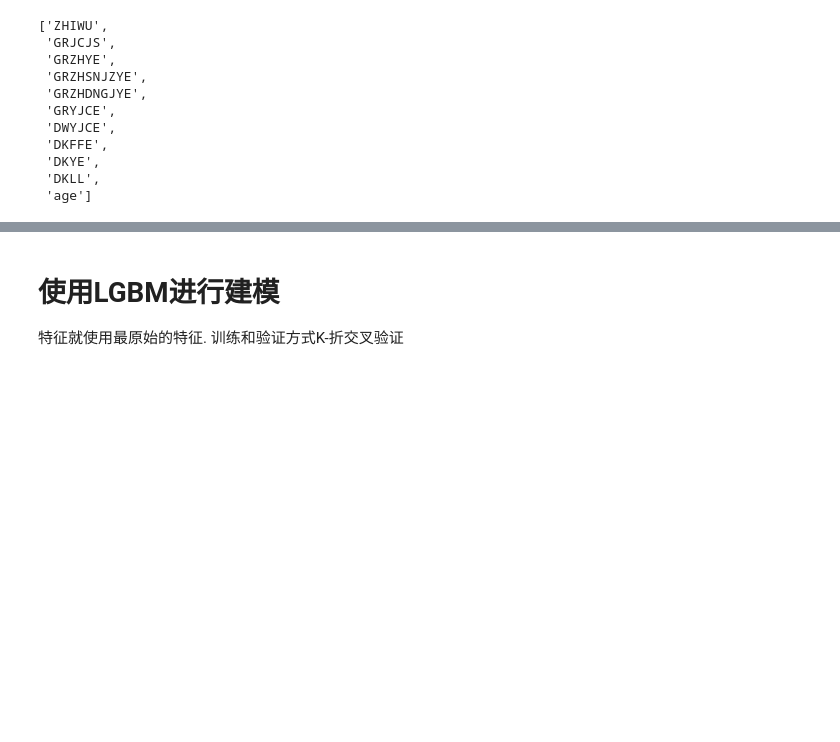
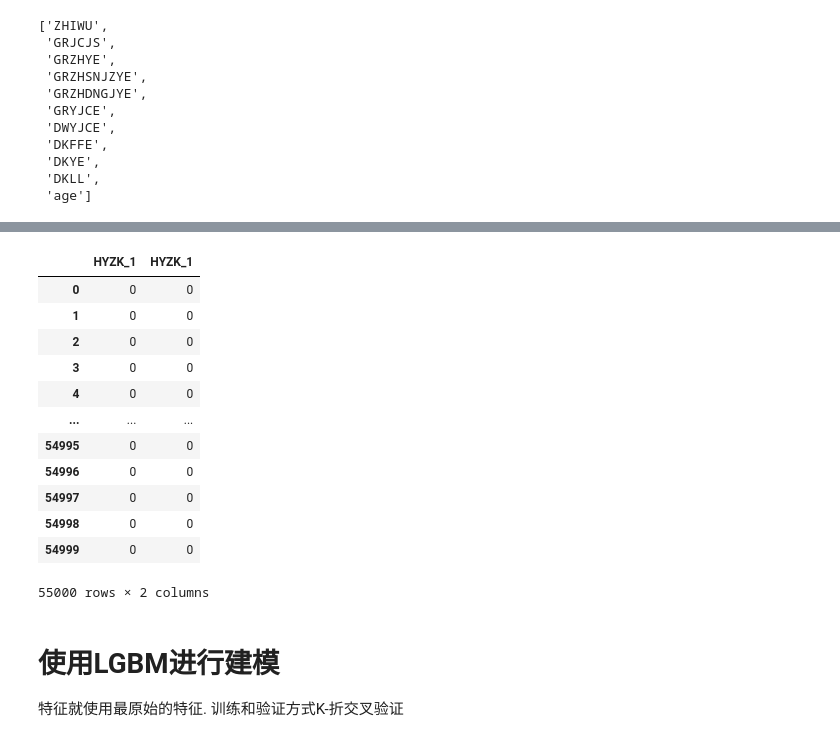
Before and after one commit to liuqidong07/OverduePrediction, a Jupyter notebook: DT.ipynb, the cells around one changed output, grey strips where cells are left out. Cells and saved outputs as stored; diff of their text form; code cells hidden in the pictures; blank space fills up the shorter version.

```diff
--- a/DT.ipynb
+++ b/DT.ipynb
@@ -54,0 +180,16 @@ X_test = df_test.drop(['id'], axis=1)
+# %%
+df['HYZK_1']
+# %% [output]
+|  | HYZK_1 | HYZK_1 |
+| 0 | 0 | 0 |
+| 1 | 0 | 0 |
+| 2 | 0 | 0 |
+| 3 | 0 | 0 |
+| 4 | 0 | 0 |
+| ... | ... | ... |
+| 54995 | 0 | 0 |
+| 54996 | 0 | 0 |
+| 54997 | 0 | 0 |
+| 54998 | 0 | 0 |
+| 54999 | 0 | 0 |
+55000 rows × 2 columns
```
Also changed, not shown: parts of 11 cells of this notebook, 1 other file.
